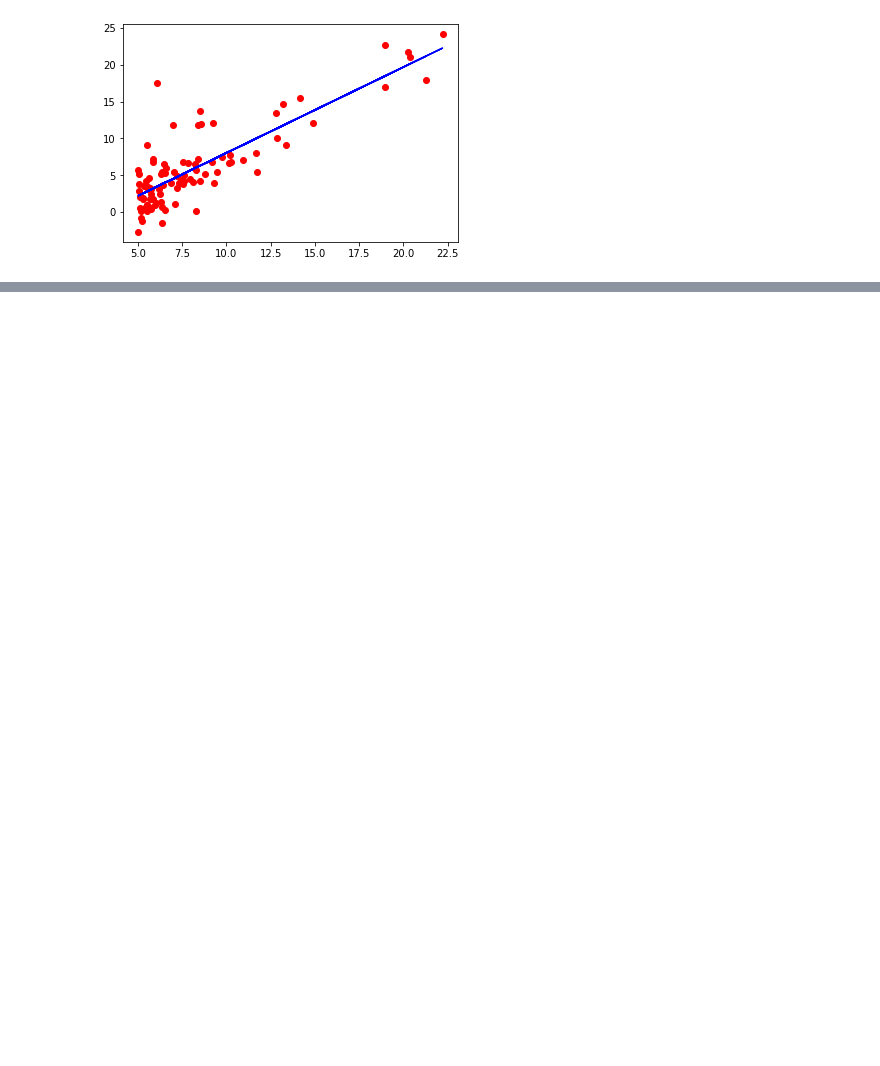
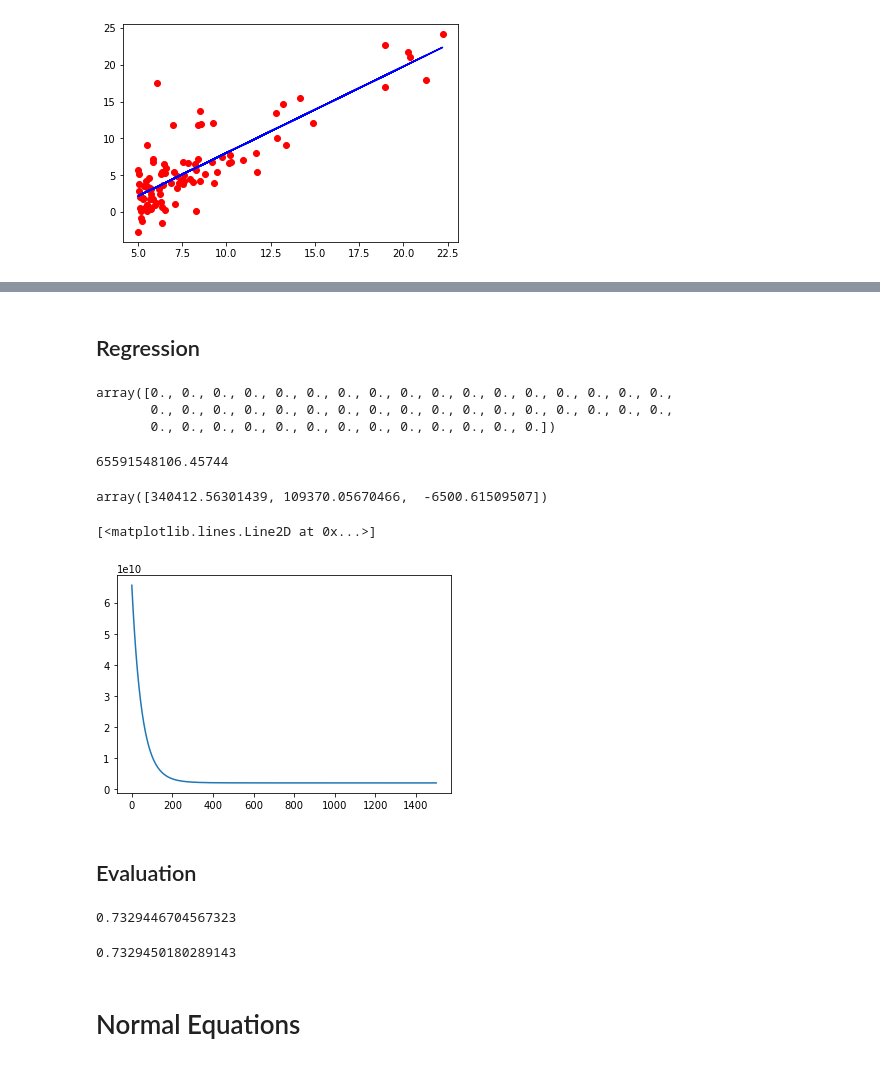
Before and after one commit to AlexNedyalkov/ML_AndrewNg, a Jupyter notebook: LinearRegression.ipynb, the cells around one changed output, grey strips where cells are left out. Saved outputs shown, nothing was run; the diff lists cells and outputs as text; code cells hidden in the pictures; blank space fills up the shorter version.

Commit message:
Added Multivariate Regression and Normal Equations

```diff
--- a/LinearRegression.ipynb
+++ b/LinearRegression.ipynb
@@ -160,0 +210,51 @@ plt.plot(errors)
+# %%
+X = data[[0, 1]].values
+y = data[2].values
+
+X_norm = normalize_data(X)
+X0 = np.ones((len(y),1))
+
+X = np.hstack((X0, X_norm))
+
+theta = np.zeros(X.shape[1])
+# %% [markdown]
+## Regression
+# %%
+def regression(X, theta):
+    return np.dot(X, theta)
+# %%
+regression(X, theta)
+# %% [output]
+array([0., 0., 0., 0., 0., 0., 0., 0., 0., 0., 0., 0., 0., 0., 0., 0., 0.,
+       0., 0., 0., 0., 0., 0., 0., 0., 0., 0., 0., 0., 0., 0., 0., 0., 0.,
+       0., 0., 0., 0., 0., 0., 0., 0., 0., 0., 0., 0., 0.])
+# %%
+def gradient_descent(X, y, theta, n_iters, lr):
+    m = len(y)
+    errors = []
+    for i in range(n_iters):
+
+        y_hat = regression(X, theta)
+        error = cost_function(X, theta, y)
+        errors.append(error)
+        delta = (np.dot((y_hat-y),X)/m)*lr
+        theta -= delta
+
+    return theta, errors
+# %%
+cost_function(X, theta, y)
+# %% [output]
+65591548106.45744
+# %%
+theta, errors = gradient_descent(X, y, theta, n_iters, lr)
+# %%
+theta
+# %% [output]
+array([340412.56301439, 109370.05670466,  -6500.61509507])
+# %%
+plt.plot(errors)
+# %% [output]
+[<matplotlib.lines.Line2D at 0x...>]
+[figure, added]
+# %% [markdown]
+## Evaluation
@@ -160,0 +269,15 @@ plt.plot(errors)
+# %%
+r2_score(y,regression(X, theta))
+# %% [output]
+0.7329446704567323
+# %%
+from sklearn.linear_model import LinearRegression
+
+lr = LinearRegression()
+lr.fit(X, y)
+
+lr.score(X,y)
+# %% [output]
+0.7329450180289143
+# %% [markdown]
+# Normal Equations
```
Also changed, not shown: parts of 16 cells of this notebook.
